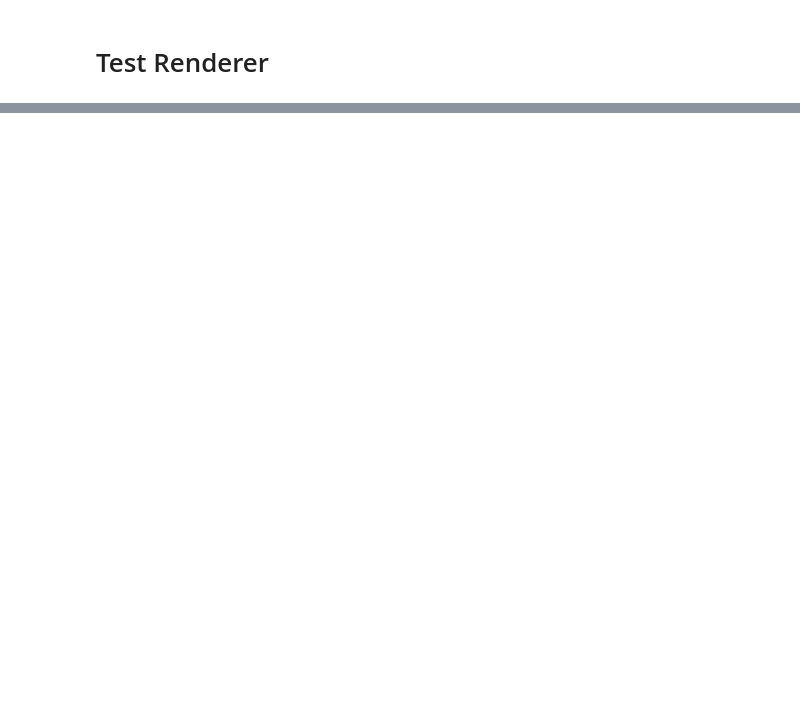
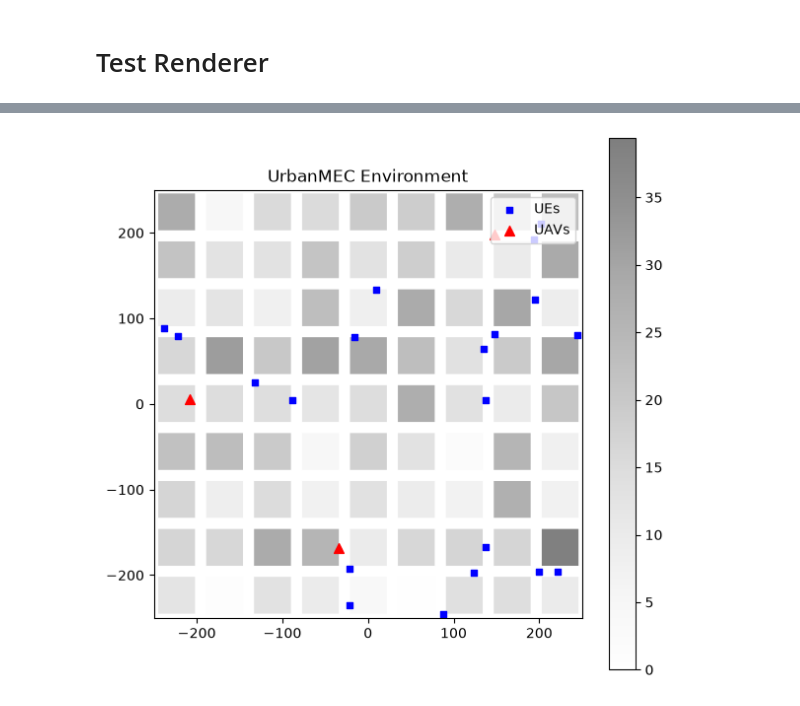
Before and after one commit to yemenlinux/vUrbanMARL, a Jupyter notebook: notebooks/test_renderer.ipynb, the cells around one changed output, grey strips where cells are left out. Drawn from its saved outputs; the diff is of its cells as text; code cells hidden in the pictures; blank space fills up the shorter version.

```diff
--- a/notebooks/test_renderer.ipynb
+++ b/notebooks/test_renderer.ipynb
@@ -226,36 +111,40 @@ def render_2d(self, mode: str = "human"):
     y_min = -float(self._env.volume_size[1]) / 2
     y_max = float(self._env.volume_size[1]) / 2
 
-    ax.imshow(
-        heat_map,
+    tpc = ax.imshow(
+        heat_map.T,
         cmap="Greys",
         origin="lower",
         extent=[x_min, x_max, y_min, y_max],
         alpha=0.5,
     )
+    fig.colorbar(tpc)
     ax.scatter(
         self.ue_user_pos[0, :, 0].cpu(),
         self.ue_user_pos[0, :, 1].cpu(),
         c="blue",
         s=20,
+        marker="s",
         label="UEs",
     )
     ax.scatter(
         self.uav_agents_pos[0, :, 0].cpu(),
         self.uav_agents_pos[0, :, 1].cpu(),
         c="red",
         marker="^",
         s=50,
         label="UAVs",
     )
     ax.set_title("UrbanMEC Environment")
     ax.set_xlim(x_min, x_max)
     ax.set_ylim(y_min, y_max)
     ax.legend(loc="upper right")
     ax.set_aspect("equal")
 
     if mode == "human":
         plt.show()
     return fig
 
 video_frames = render_2d(env)
+# %% [output]
+[figure, added]
```
Also changed, not shown: parts of 15 cells of this notebook, 11 other files.
